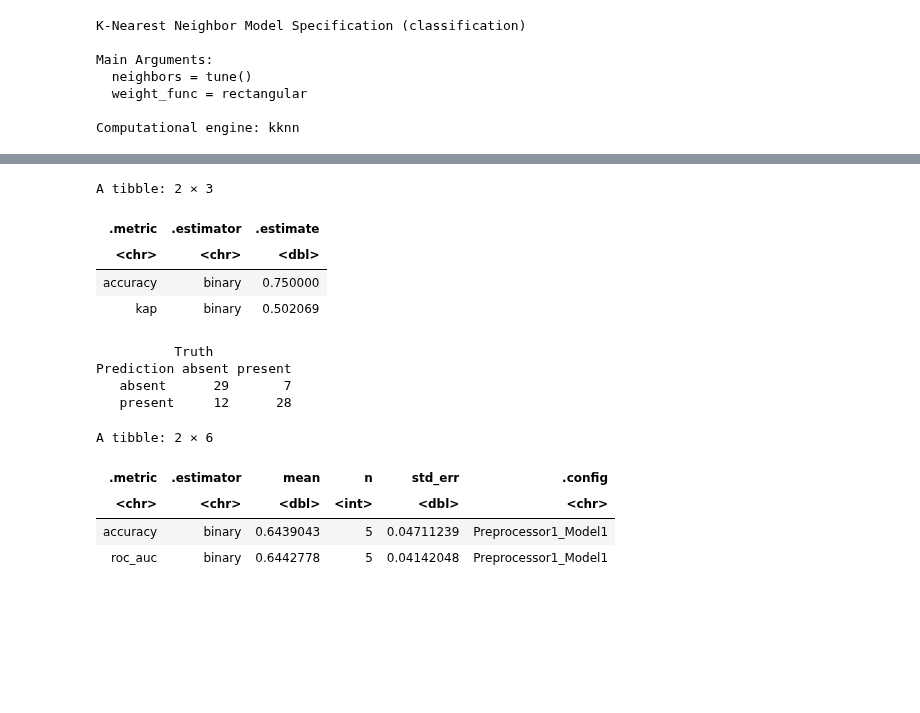
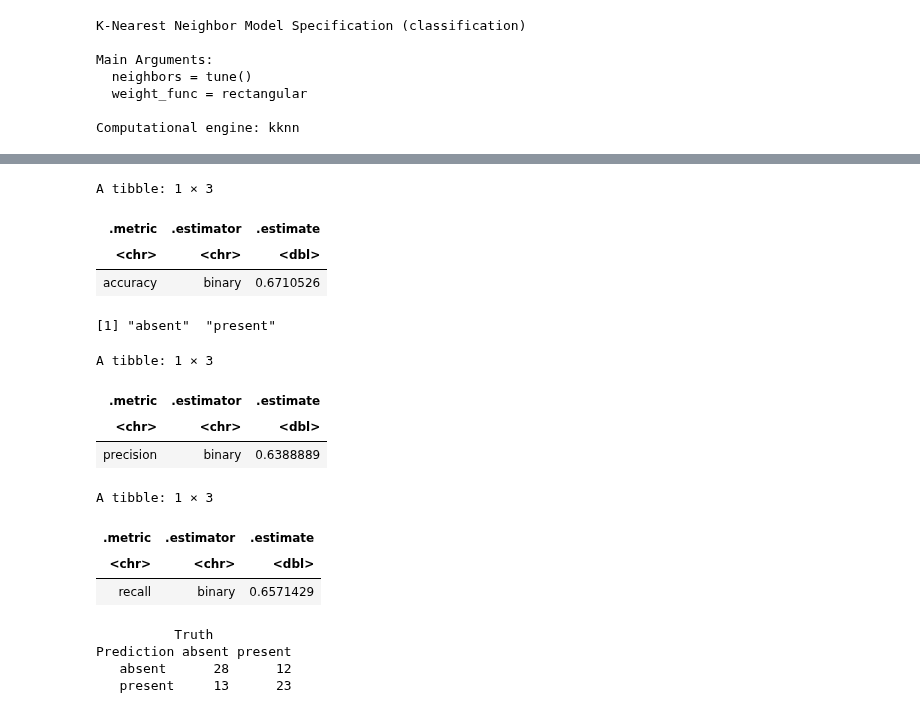
Before and after one commit to Nitro-87/Group-2-Project-Proposal, a Jupyter notebook: Project-Report.ipynb, the cells around one changed output, grey strips where cells are left out. Cells and saved outputs as stored; diff of their text form; code cells hidden in the pictures; blank space fills up the shorter version.

```diff
--- a/Project-Report.ipynb
+++ b/Project-Report.ipynb
@@ -268,7 +330,7 @@ To ensure all data observations are on a comparable scale and contribute equal s
 # %%
-set.seed(1234)
+#creating the recipe with centering and scaling
 
-heart_recipe <- recipe(diagnosis ~ age + chol + thalach , data = cleveland_data_split) |>
+heart_recipe <- recipe(diagnosis ~ thalach+ chol+ age, data = training_set) |>
 step_scale(all_predictors()) |>
 step_center(all_predictors())
 
@@ -359,8 +469,6 @@ From the plot above, we can see that K=5 or K=12 provides the highest accuracy.
 # %%
-#creating classifier
-set.seed(1000)
-
-knn_spec <- nearest_neighbor(weight_func = "rectangular", neighbors = 5) |>
+#creating the k-nn model specification
+knn_spec <- nearest_neighbor(weight_func = "rectangular", neighbors = 36) |>
        set_engine("kknn") |>
        set_mode("classification")
 
@@ -418,29 +532,42 @@ A tibble: 76 × 5
 # %%
 #finding out our classifier's accuracy
-
-set.seed(1000)
-
 prediction_accuracy <- test_predictions |>
-         metrics(truth = diagnosis, estimate = .pred_class)
-
+         metrics(truth = diagnosis, estimate = .pred_class) |>
+         filter(.metric == "accuracy")
 
 prediction_accuracy
+
+#checking the order of the labels in the diagnosis variable
+test_predictions |> pull(diagnosis) |> levels()
+
+#computing precision
+test_predictions |>
+  precision(truth = diagnosis, estimate = .pred_class, event_level = "second")
+
+#computing recall
+test_predictions |>
+  recall(truth = diagnosis, estimate = .pred_class, event_level = "second")
+
+#creating confusion matrix for the classifier
+heart_mat <- test_predictions |>
+conf_mat(truth = diagnosis, estimate = .pred_class)
+
+heart_mat
 # %% [output]
-A tibble: 2 × 3
+A tibble: 1 × 3
 | .metric | .estimator | .estimate |
 | <chr> | <chr> | <dbl> |
-| accuracy | binary | 0.750000 |
-| kap | binary | 0.502069 |
+| accuracy | binary | 0.6710526 |
+[1] "absent"  "present"
+A tibble: 1 × 3
+| .metric | .estimator | .estimate |
+| <chr> | <chr> | <dbl> |
+| precision | binary | 0.6388889 |
+A tibble: 1 × 3
+| .metric | .estimator | .estimate |
+| <chr> | <chr> | <dbl> |
+| recall | binary | 0.6571429 |
+          Truth
+Prediction absent present
+   absent      28      12
+   present     13      23
-# %%
-set.seed(1000)
-
-#creating confusion matrix for the classifier
-heart_mat <- test_predictions |>
-conf_mat(truth = diagnosis, estimate = .pred_class)
-
-heart_mat
-# %% [output]
-          Truth
-Prediction absent present
-   absent      29       7
-   present     12      28
@@ -462,13 +573,0 @@ heart_resample_fit <- workflow() |>
-# %%
-#finding mean and standard error + establishing prediction accuracy
-
-set.seed(1000)
-
-heart_metrics<- collect_metrics(heart_resample_fit)
-heart_metrics
-# %% [output]
-A tibble: 2 × 6
-| .metric | .estimator | mean | n | std_err | .config |
-| <chr> | <chr> | <dbl> | <int> | <dbl> | <chr> |
-| accuracy | binary | 0.6439043 | 5 | 0.04711239 | Preprocessor1_Model1 |
-| roc_auc | binary | 0.6442778 | 5 | 0.04142048 | Preprocessor1_Model1 |
```
Also changed, not shown: parts of 56 cells of this notebook.
